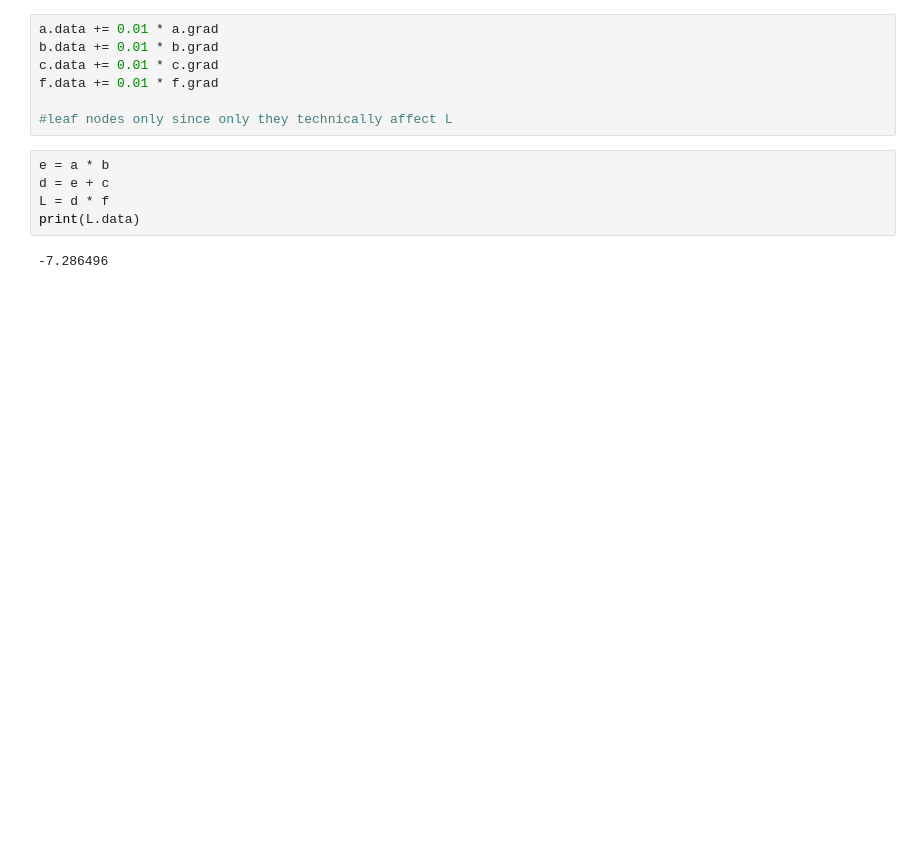
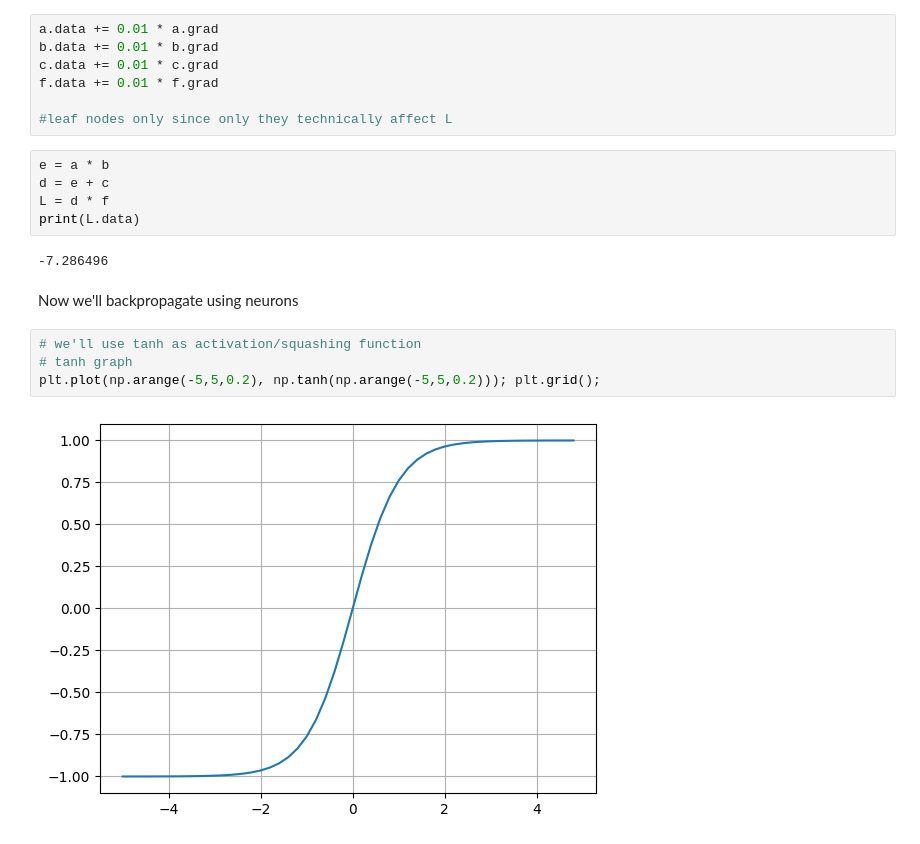
Before and after one commit to salonishenoy/Intro_NN, a Jupyter notebook: micrograd.ipynb, the cells around one changed output. Drawn from its saved outputs; the diff is of its cells as text; blank space fills up the shorter version.

```diff
--- a/micrograd.ipynb
+++ b/micrograd.ipynb
@@ -236,3 +236,11 @@ L = d * f
 print(L.data)
 # %% [output]
 -7.286496
+# %% [markdown]
+Now we'll backpropagate using neurons
+# %%
+# we'll use tanh as activation/squashing function
+# tanh graph
+plt.plot(np.arange(-5,5,0.2), np.tanh(np.arange(-5,5,0.2))); plt.grid();
+# %% [output]
+[figure, added]
```
Also changed, not shown: parts of 16 cells of this notebook.
